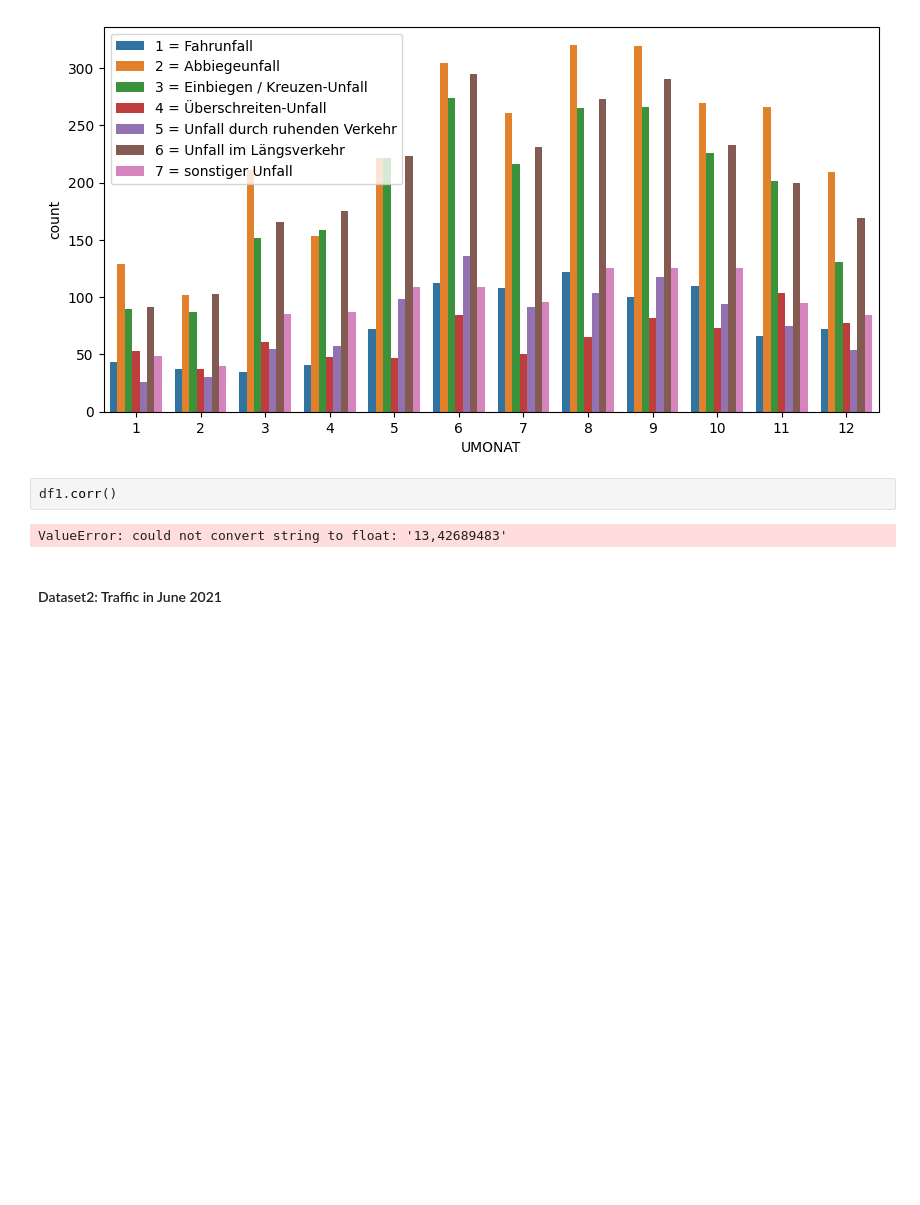
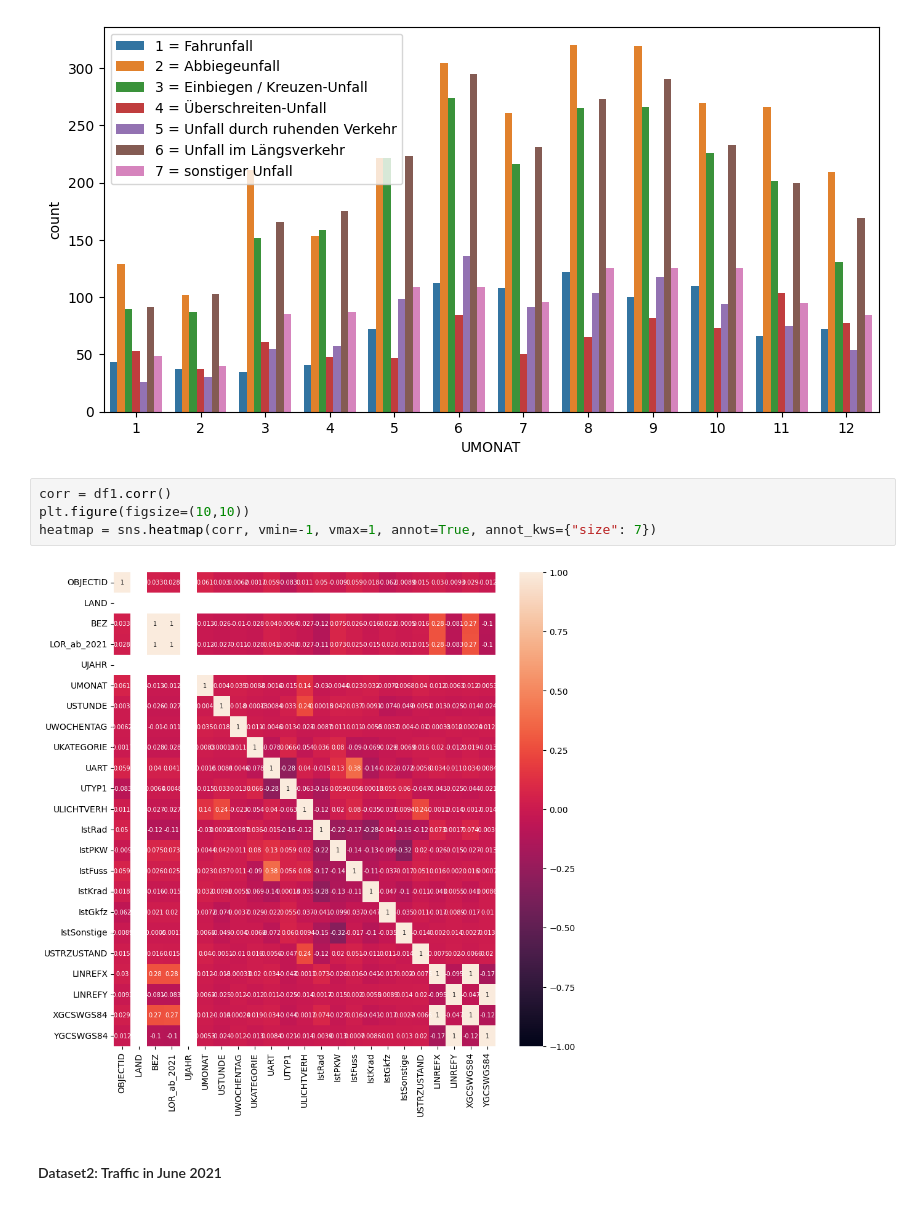
Before and after one commit to helenakohl/2023-amse-template, a Jupyter notebook: exploration.ipynb, the cells around one changed output. Cells and saved outputs as stored; diff of their text form; blank space fills up the shorter version.

```diff
--- a/exploration.ipynb
+++ b/exploration.ipynb
@@ -153,10 +153,12 @@ ax.legend(["1 = Fahrunfall","2 = Abbiegeunfall","3 = Einbiegen / Kreuzen-Unfall"
 plt.show()
 # %% [output]
 [figure]
-# %%
-df1.corr()
-# %% [output]
-ValueError: could not convert string to float: '13,42689483'
+# %%
+corr = df1.corr()
+plt.figure(figsize=(10,10))
+heatmap = sns.heatmap(corr, vmin=-1, vmax=1, annot=True, annot_kws={"size": 7})
+# %% [output]
+[figure, added]
 # %% [markdown]
 #### Dataset2: Traffic in June 2021
 # %%
```
Also changed, not shown: parts of 1 cell of this notebook.
